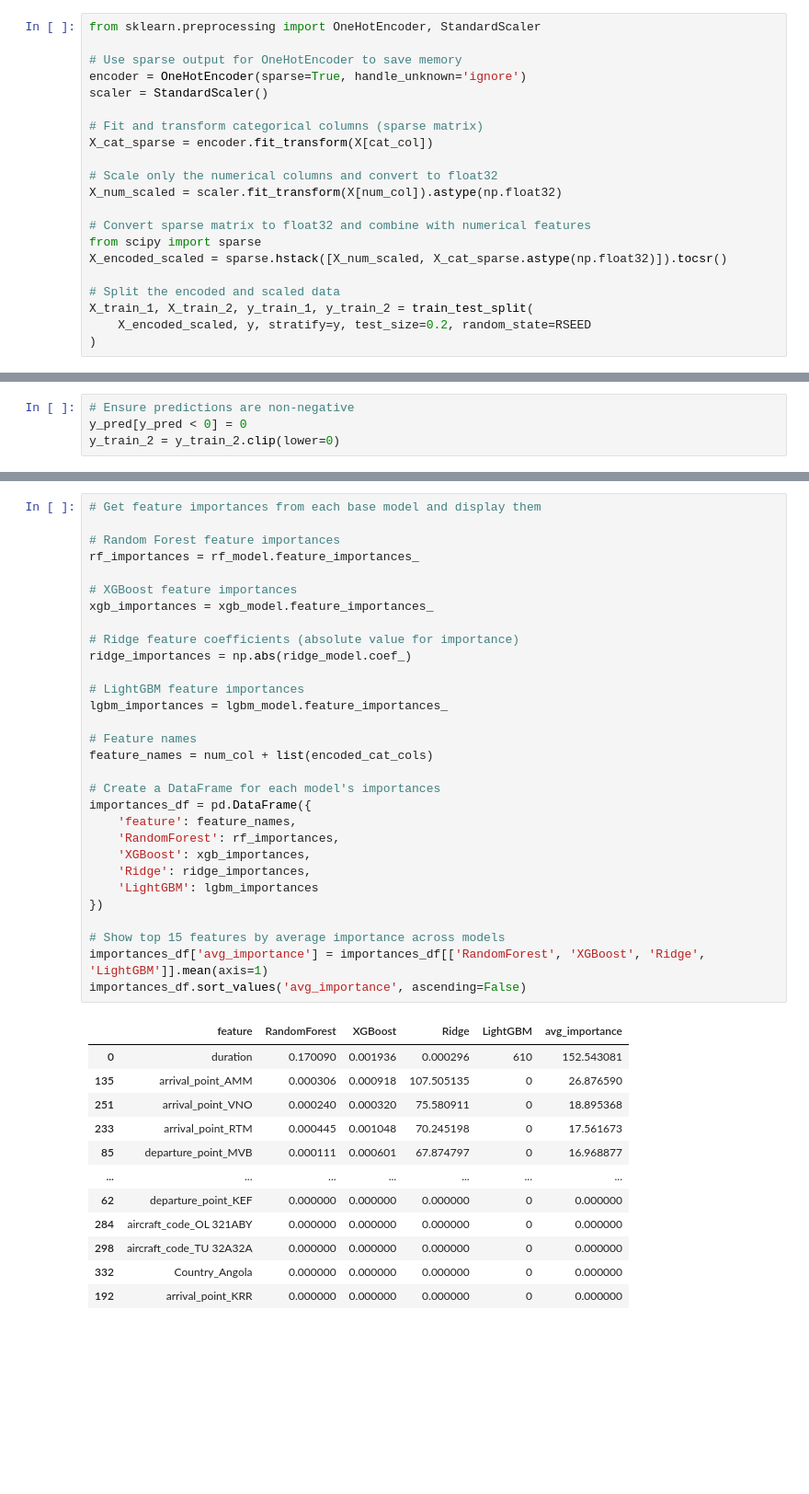
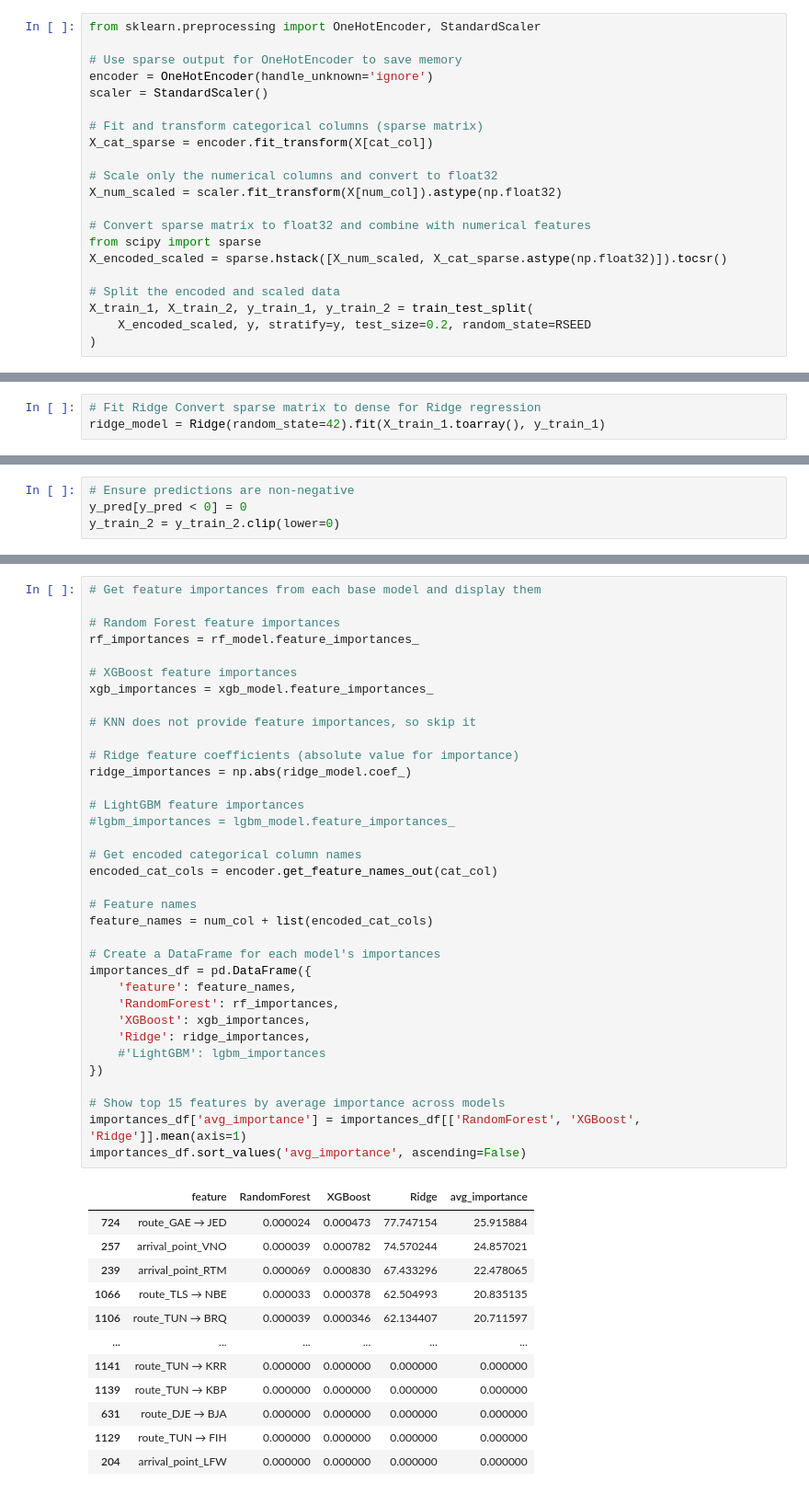
Before and after one commit to marcok10/ds-ml-project, a Jupyter notebook: data_stacking_new_final.ipynb, the cells around one changed output, grey strips where cells are left out. Shown: that part at 92% size. Drawn from its saved outputs; the diff is of its cells as text; blank space fills up the shorter version.

```diff
--- a/data_stacking_new_final.ipynb
+++ b/data_stacking_new_final.ipynb
@@ -49,7 +54,7 @@ cat_col = ['departure_point', 'arrival_point', 'flight_status', 'aircraft_code',
 from sklearn.preprocessing import OneHotEncoder, StandardScaler
 
 # Use sparse output for OneHotEncoder to save memory
-encoder = OneHotEncoder(sparse=True, handle_unknown='ignore')
+encoder = OneHotEncoder(handle_unknown='ignore')
 scaler = StandardScaler()
 
 # Fit and transform categorical columns (sparse matrix)
@@ -184,0 +187,3 @@ MemoryError: could not allocate 1835008 bytes
+# %%
+# Fit Ridge Convert sparse matrix to dense for Ridge regression
+ridge_model = Ridge(random_state=42).fit(X_train_1.toarray(), y_train_1)
@@ -225,43 +233,48 @@ Stacking RMSE: 33.87
 # %%
 # Get feature importances from each base model and display them
 
 # Random Forest feature importances
 rf_importances = rf_model.feature_importances_
 
 # XGBoost feature importances
 xgb_importances = xgb_model.feature_importances_
 
+# KNN does not provide feature importances, so skip it
+
 # Ridge feature coefficients (absolute value for importance)
 ridge_importances = np.abs(ridge_model.coef_)
 
 # LightGBM feature importances
-lgbm_importances = lgbm_model.feature_importances_
+#lgbm_importances = lgbm_model.feature_importances_
+
+# Get encoded categorical column names
+encoded_cat_cols = encoder.get_feature_names_out(cat_col)
 
 # Feature names
 feature_names = num_col + list(encoded_cat_cols)
 
 # Create a DataFrame for each model's importances
 importances_df = pd.DataFrame({
     'feature': feature_names,
     'RandomForest': rf_importances,
     'XGBoost': xgb_importances,
     'Ridge': ridge_importances,
-    'LightGBM': lgbm_importances
+    #'LightGBM': lgbm_importances
 })
 
 # Show top 15 features by average importance across models
-importances_df['avg_importance'] = importances_df[['RandomForest', 'XGBoost', 'Ridge', 'LightGBM']].mean(axis=1)
+importances_df['avg_importance'] = importances_df[['RandomForest', 'XGBoost', 'Ridge']].mean(axis=1)
 importances_df.sort_values('avg_importance', ascending=False)
 # %% [output]
-|  | feature | RandomForest | XGBoost | Ridge | LightGBM | avg_importance |
-| 0 | duration | 0.170090 | 0.001936 | 0.000296 | 610 | 152.543081 |
-| 135 | arrival_point_AMM | 0.000306 | 0.000918 | 107.505135 | 0 | 26.876590 |
-| 251 | arrival_point_VNO | 0.000240 | 0.000320 | 75.580911 | 0 | 18.895368 |
-| 233 | arrival_point_RTM | 0.000445 | 0.001048 | 70.245198 | 0 | 17.561673 |
-| 85 | departure_point_MVB | 0.000111 | 0.000601 | 67.874797 | 0 | 16.968877 |
-| ... | ... | ... | ... | ... | ... | ... |
-| 62 | departure_point_KEF | 0.000000 | 0.000000 | 0.000000 | 0 | 0.000000 |
-| 284 | aircraft_code_OL 321ABY | 0.000000 | 0.000000 | 0.000000 | 0 | 0.000000 |
-| 298 | aircraft_code_TU 32A32A | 0.000000 | 0.000000 | 0.000000 | 0 | 0.000000 |
-| 332 | Country_Angola | 0.000000 | 0.000000 | 0.000000 | 0 | 0.000000 |
-| 192 | arrival_point_KRR | 0.000000 | 0.000000 | 0.000000 | 0 | 0.000000 |
+|  | feature | RandomForest | XGBoost | Ridge | avg_importance |
+| 724 | route_GAE → JED | 0.000024 | 0.000473 | 77.747154 | 25.915884 |
+| 257 | arrival_point_VNO | 0.000039 | 0.000782 | 74.570244 | 24.857021 |
+| 239 | arrival_point_RTM | 0.000069 | 0.000830 | 67.433296 | 22.478065 |
+| 1066 | route_TLS → NBE | 0.000033 | 0.000378 | 62.504993 | 20.835135 |
+| 1106 | route_TUN → BRQ | 0.000039 | 0.000346 | 62.134407 | 20.711597 |
+| ... | ... | ... | ... | ... | ... |
+| 1141 | route_TUN → KRR | 0.000000 | 0.000000 | 0.000000 | 0.000000 |
+| 1139 | route_TUN → KBP | 0.000000 | 0.000000 | 0.000000 | 0.000000 |
+| 631 | route_DJE → BJA | 0.000000 | 0.000000 | 0.000000 | 0.000000 |
+| 1129 | route_TUN → FIH | 0.000000 | 0.000000 | 0.000000 | 0.000000 |
+| 204 | arrival_point_LFW | 0.000000 | 0.000000 | 0.000000 | 0.000000 |
```
Also changed, not shown: parts of 12 cells of this notebook, 5 other files.
